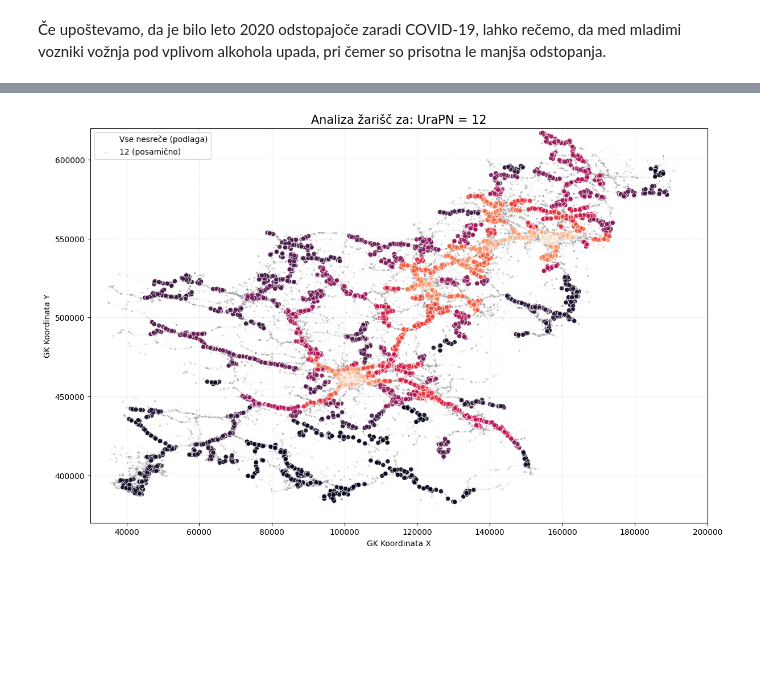
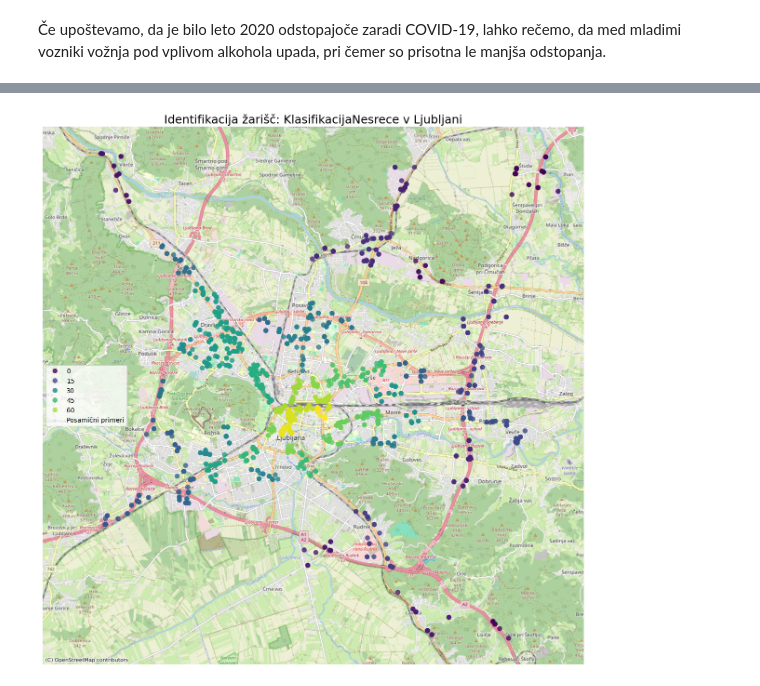
Before and after one commit to PatrikFurlan/PR2615, a Jupyter notebook: notebook.ipynb, the cells around one changed output, grey strips where cells are left out. Saved outputs shown, nothing was run; the diff lists cells and outputs as text; code cells hidden in the pictures; blank space fills up the shorter version.

Commit message:
HDBSCAN + Enrik changes

```diff
--- a/notebook.ipynb
+++ b/notebook.ipynb
@@ -329,52 +340,66 @@ plt.show()
 # %%
 import hdbscan
 import seaborn as sns
 import matplotlib.pyplot as plt
+import contextily as ctx
+from pyproj import Transformer
 
-# --- NASTAVITVE ZA SPREMINJANJE ---
-# Tukaj določiš, kateri atribut in katero vrednost želiš analizirati
-target_attribute = 'UraPN'     # npr. 'Starost', 'VrednostAlkotesta', 'Spol', 'VzrokNesrece'
-#target_value = 12 # npr. vrednost, ki jo iščeš v tem stolpcu
-# Za starost lahko uporabiš npr: master_df_clean[master_df_clean['Starost'] < 25]
+target_attribute = "KlasifikacijaNesrece"
+target_value = "S HUDO TELESNO POŠKODBO"
+min_cluster_size = 10
 
-# 1. FILTRIRANJE PODATKOV glede na tvoj "Target"
-# Izberemo samo tiste nesreče, ki ustrezajo tvojemu pogoju
-df_target = master_df_clean[(master_df_clean['UraPN'] > 0 ) & (master_df_clean['UraPN'] < 6)].copy()
-#df_target = master_df_clean[master_df_clean[target_attribute] == target_value].copy()
+df_target = master_df[
+    (master_df['GeoKoordinataX'] >= 95000) & (master_df['GeoKoordinataX'] <= 110000) &
+    (master_df['GeoKoordinataY'] >= 455000) & (master_df['GeoKoordinataY'] <= 470000) &
+    (master_df[target_attribute] == target_value)
+].copy()
 
-# 2. GRUČENJE (HDBSCAN) na filtriranih podatkih
-# Opomba: Če je vzorec majhen, zmanjšaj min_cluster_size (npr. na 10 ali 15)
-clusterer = hdbscan.HDBSCAN(min_cluster_size=15, min_samples=5)
-df_target['Cluster'] = clusterer.fit_predict(df_target[['GeoKoordinataX', 'GeoKoordinataY']])
+slo_crs = "+proj=tmerc +lat_0=0 +lon_0=15 +k=0.9999 +x_0=500000 +y_0=-5000000 +ellps=bessel +towgs84=409.545,72.164,486.887,3.08595,5.4691,11.02028,17.91922 +units=m +no_defs"
 
-# 3. VIZUALIZACIJA
-plt.figure(figsize=(14, 9))
+transformer = Transformer.from_crs(slo_crs, "epsg:3857", always_xy=True)
 
-# Podlaga: Vse nesreče v sivi, da vidimo obris Slovenije
-plt.scatter(master_df_clean['GeoKoordinataX'], master_df_clean['GeoKoordinataY'],
-            color='lightgray', s=1, alpha=0.05, label='Vse nesreče (podlaga)')
 
-# Izris filtriranih gruč
-# Šum (posamični primeri tvojega targeta)
-sns.scatterplot(data=df_target[df_target.Cluster == -1],
-                x='GeoKoordinataX', y='GeoKoordinataY',
-                color='gray', s=5, alpha=0.3, label=f'{target_value} (posamično)')
+df_target['coords_x'], df_target['coords_y'] = transformer.transform(
+    df_target['GeoKoordinataY'].values,
+    df_target['GeoKoordinataX'].values
+)
 
-# Vroče točke tvojega targeta
-sns.scatterplot(data=df_target[df_target.Cluster != -1],
-                x='GeoKoordinataX', y='GeoKoordinataY',
-                hue='Cluster', palette='rocket', s=35, alpha=0.9, legend=False)
+OFFSET_X = -50
+OFFSET_Y = -650
 
-plt.xlim(30000, 200000)
-plt.ylim(370000, 620000)
+df_target['coords_x'] = df_target['coords_x'] + OFFSET_X
+df_target['coords_y'] = df_target['coords_y'] + OFFSET_Y
 
-plt.title(f'Analiza žarišč za: {target_attribute} = {target_value}', fontsize=15)
-plt.xlabel('GK Koordinata X')
-plt.ylabel('GK Koordinata Y')
-plt.grid(True, linestyle='--', alpha=0.3)
+if len(df_target) > 10:
+    clusterer = hdbscan.HDBSCAN(min_cluster_size= min_cluster_size, min_samples=7)
+    df_target['Cluster'] = clusterer.fit_predict(df_target[['coords_x', 'coords_y']])
+else:
+    df_target['Cluster'] = -1
 
+plt.figure(figsize=(15, 15))
+ax = plt.gca()
+
+sns.scatterplot(
+    data=df_target[df_target.Cluster != -1],
+    x='coords_x', y='coords_y',
+    hue='Cluster', palette='viridis', s=60, alpha=0.8, ax=ax, edgecolor='none'
+)
+
+sns.scatterplot(
+    data=df_target[df_target.Cluster == -1],
+    x='coords_x', y='coords_y',
+    color='gray', s=10, alpha=0.2, ax=ax, label='Posamični primeri'
+)
+
+try:
+    ctx.add_basemap(ax, source=ctx.providers.OpenStreetMap.Mapnik, zoom=13)
+except Exception as e:
+    print(f"Težava pri nalaganju zemljevida: {e}")
+
+ax.set_axis_off()
+plt.title(f'Identifikacija žarišč: {target_attribute} v Ljubljani', fontsize=18)
 plt.show()
 # %% [output]
-[figure, old version]
+[figure, new version]
 # %%
 with pd.option_context('display.max_rows', None):
```
Also changed, not shown: parts of 4 cells of this notebook, 2 other files.
